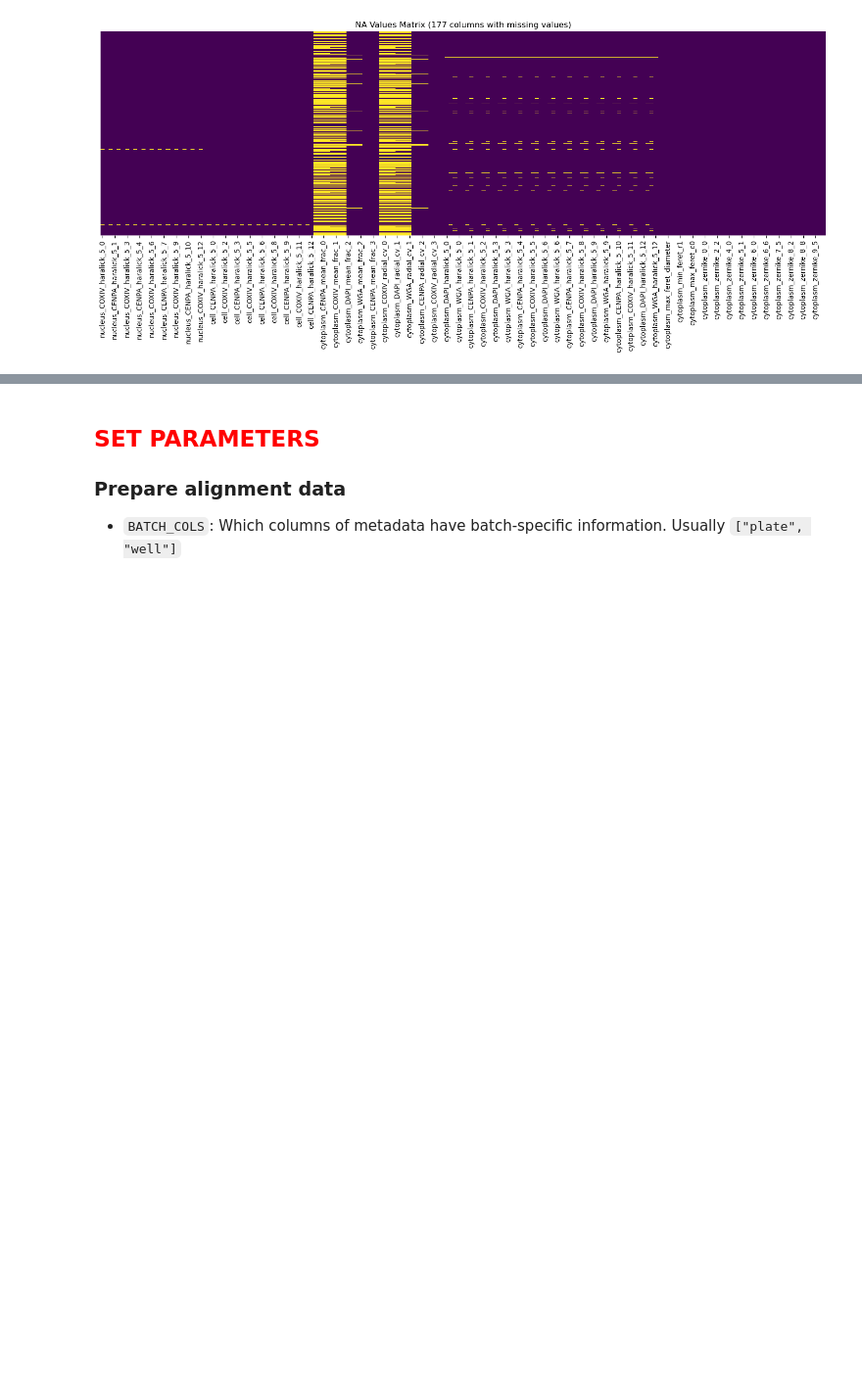
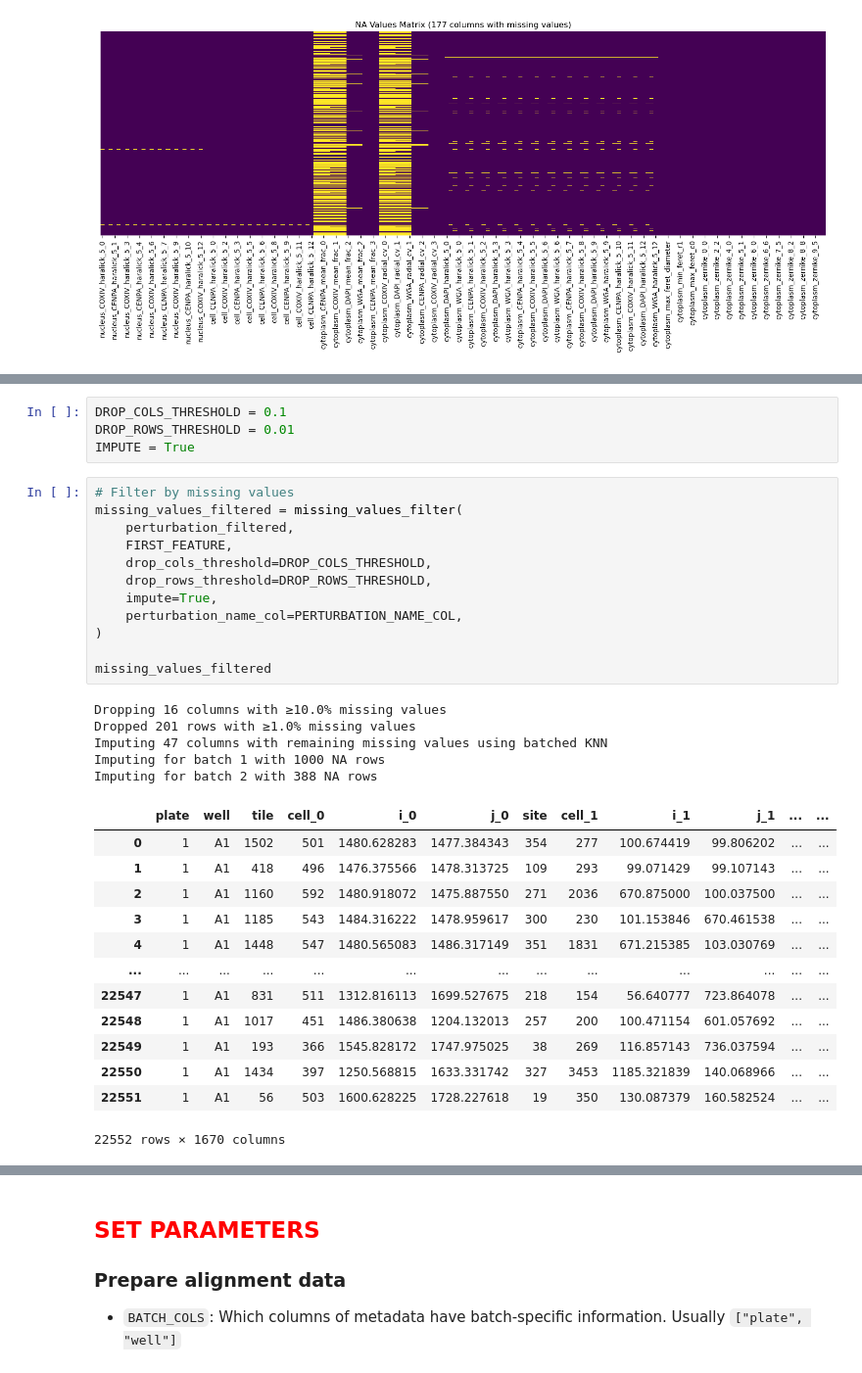
Before and after one commit to cheeseman-lab/brieflow-analysis, a Jupyter notebook: analysis/7.configure_aggregate_params.ipynb, the cells around one changed output, grey strips where cells are left out. Shown at 98% size. Cells and saved outputs as stored; diff of their text form; blank space fills up the shorter version.

```diff
--- a/analysis/7.configure_aggregate_params.ipynb
+++ b/analysis/7.configure_aggregate_params.ipynb
@@ -259,3 +269,38 @@ Unique populations: 4601
+# %%
+DROP_COLS_THRESHOLD = 0.1
+DROP_ROWS_THRESHOLD = 0.01
+IMPUTE = True
+# %%
+# Filter by missing values
+missing_values_filtered = missing_values_filter(
+    perturbation_filtered,
+    FIRST_FEATURE,
+    drop_cols_threshold=DROP_COLS_THRESHOLD,
+    drop_rows_threshold=DROP_ROWS_THRESHOLD,
+    impute=True,
+    perturbation_name_col=PERTURBATION_NAME_COL,
+)
+
+missing_values_filtered
+# %% [output]
+Dropping 16 columns with ≥10.0% missing values
+Dropped 201 rows with ≥1.0% missing values
+Imputing 47 columns with remaining missing values using batched KNN
+Imputing for batch 1 with 1000 NA rows
+Imputing for batch 2 with 388 NA rows
+|  | plate | well | tile | cell_0 | i_0 | j_0 | site | cell_1 | i_1 | j_1 | ... | ... |
+| 0 | 1 | A1 | 1502 | 501 | 1480.628283 | 1477.384343 | 354 | 277 | 100.674419 | 99.806202 | ... | ... |
+| 1 | 1 | A1 | 418 | 496 | 1476.375566 | 1478.313725 | 109 | 293 | 99.071429 | 99.107143 | ... | ... |
+| 2 | 1 | A1 | 1160 | 592 | 1480.918072 | 1475.887550 | 271 | 2036 | 670.875000 | 100.037500 | ... | ... |
+| 3 | 1 | A1 | 1185 | 543 | 1484.316222 | 1478.959617 | 300 | 230 | 101.153846 | 670.461538 | ... | ... |
+| 4 | 1 | A1 | 1448 | 547 | 1480.565083 | 1486.317149 | 351 | 1831 | 671.215385 | 103.030769 | ... | ... |
+| ... | ... | ... | ... | ... | ... | ... | ... | ... | ... | ... | ... | ... |
+| 22547 | 1 | A1 | 831 | 511 | 1312.816113 | 1699.527675 | 218 | 154 | 56.640777 | 723.864078 | ... | ... |
+| 22548 | 1 | A1 | 1017 | 451 | 1486.380638 | 1204.132013 | 257 | 200 | 100.471154 | 601.057692 | ... | ... |
+| 22549 | 1 | A1 | 193 | 366 | 1545.828172 | 1747.975025 | 38 | 269 | 116.857143 | 736.037594 | ... | ... |
+| 22550 | 1 | A1 | 1434 | 397 | 1250.568815 | 1633.331742 | 327 | 3453 | 1185.321839 | 140.068966 | ... | ... |
+| 22551 | 1 | A1 | 56 | 503 | 1600.628225 | 1728.227618 | 19 | 350 | 130.087379 | 160.582524 | ... | ... |
+22552 rows × 1670 columns
 # %% [markdown]
 ## <font color='red'>SET PARAMETERS</font>
 
```
Also changed, not shown: parts of 8 cells of this notebook, 1 other file.
